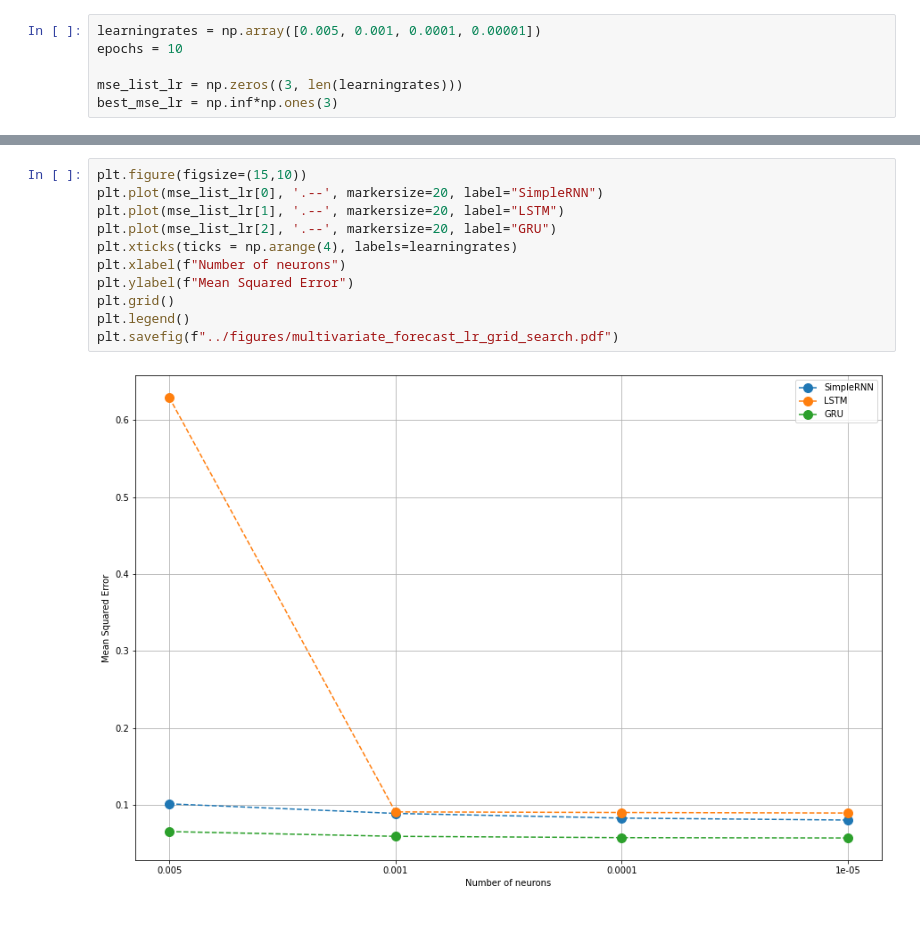
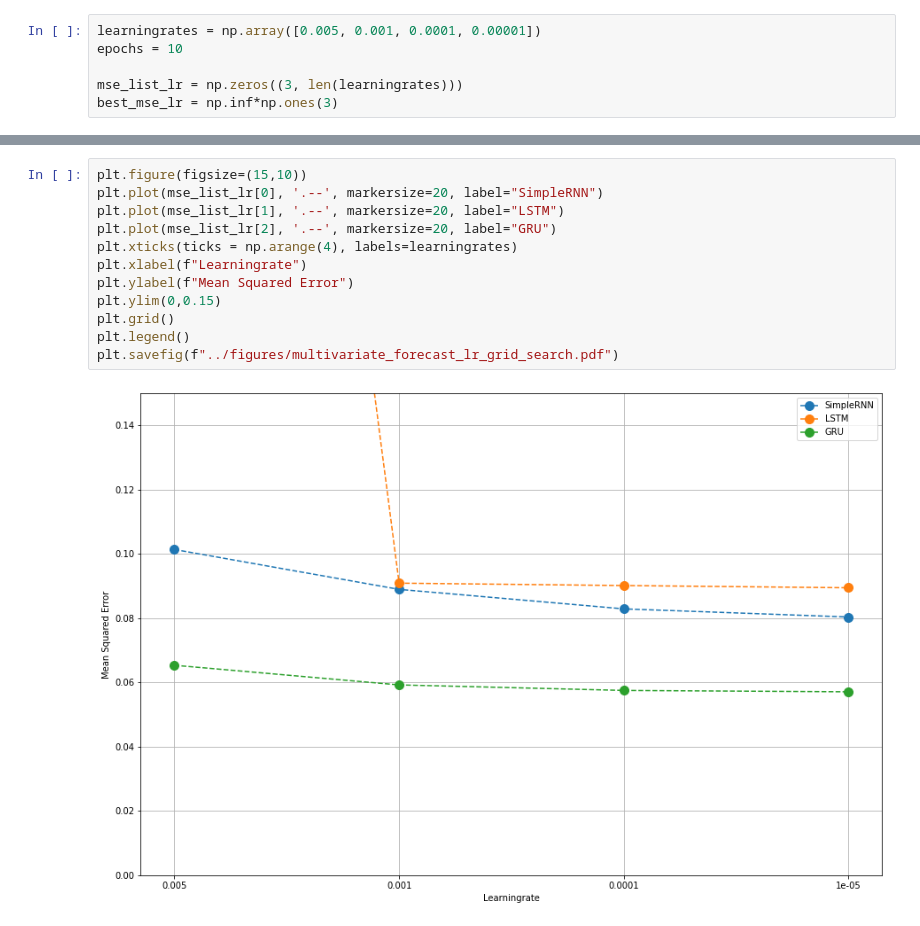
Before and after one commit to AndreasBordvik/FYS-STK4155-Prj3_report, a Jupyter notebook: code/multivar_learningrate.ipynb, the cells around one changed output, grey strips where cells are left out. Saved outputs shown, nothing was run; the diff lists cells and outputs as text.

```diff
--- a/code/multivar_learningrate.ipynb
+++ b/code/multivar_learningrate.ipynb
@@ -175,13 +175,14 @@ Found new best GRU mse 0.05709166368277968
 # %%
 plt.figure(figsize=(15,10))
 plt.plot(mse_list_lr[0], '.--', markersize=20, label="SimpleRNN")
 plt.plot(mse_list_lr[1], '.--', markersize=20, label="LSTM")
 plt.plot(mse_list_lr[2], '.--', markersize=20, label="GRU")
 plt.xticks(ticks = np.arange(4), labels=learningrates)
-plt.xlabel(f"Number of neurons")
+plt.xlabel(f"Learningrate")
 plt.ylabel(f"Mean Squared Error")
+plt.ylim(0,0.15)
 plt.grid()
 plt.legend()
 plt.savefig(f"../figures/multivariate_forecast_lr_grid_search.pdf")
 # %% [output]
-[figure, old version]
+[figure, new version]
```
